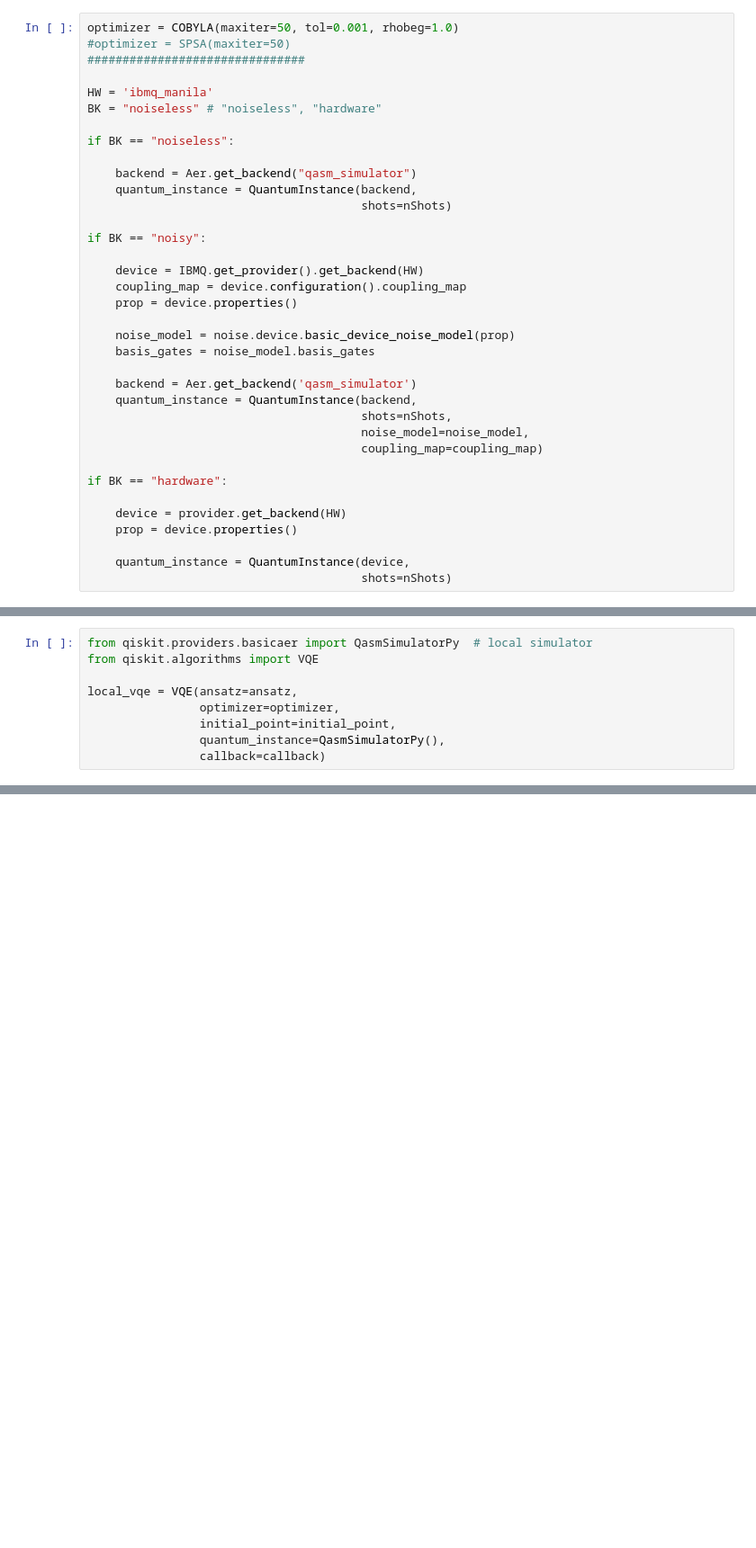
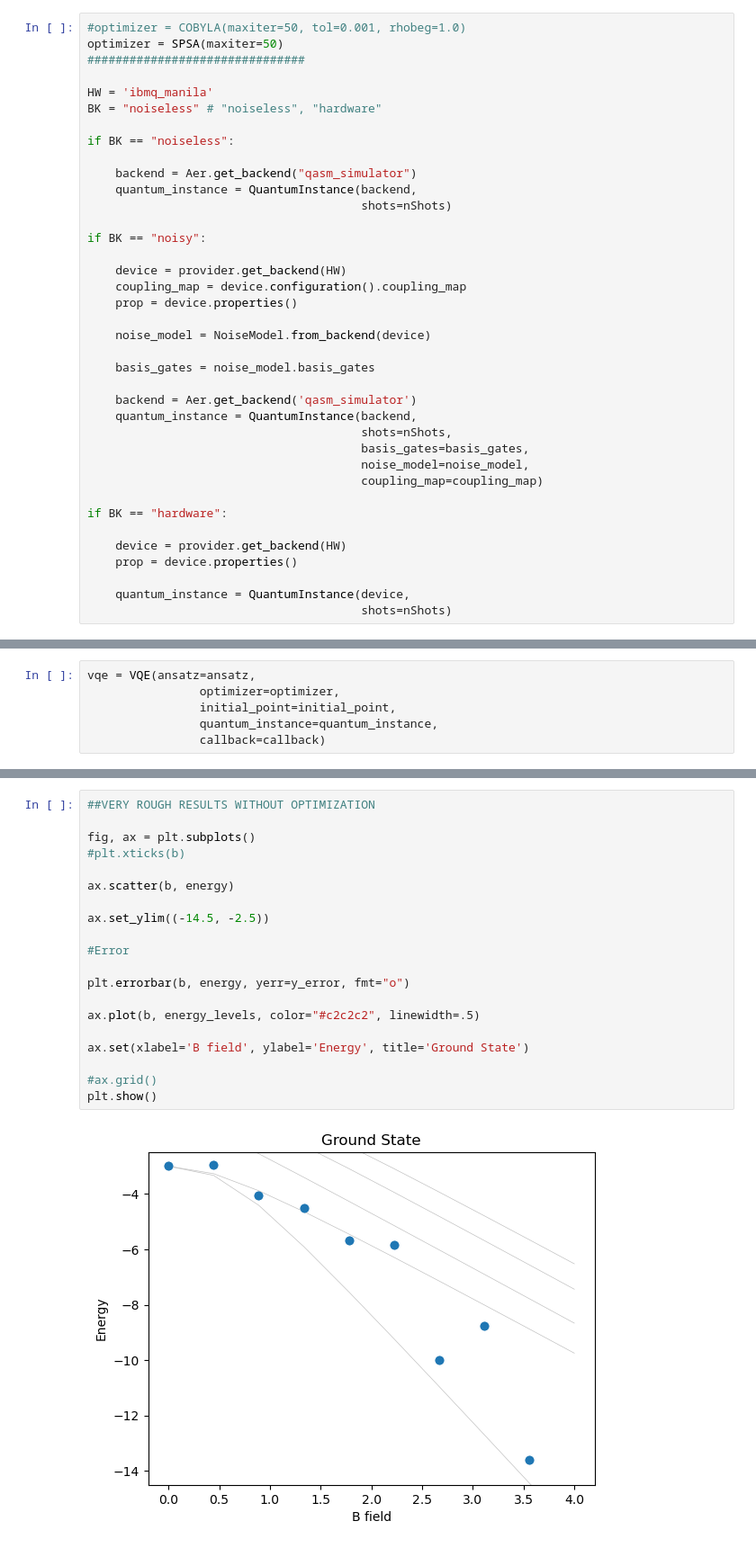
Before and after one commit to fabio99c/ProgettoAQM, a Jupyter notebook: Ground state.ipynb, the cells around one changed output, grey strips where cells are left out. Shown: that part at 90% size. Saved outputs shown, nothing was run; the diff lists cells and outputs as text; blank space fills up the shorter version.

```diff
--- a/Ground state.ipynb
+++ b/Ground state.ipynb
@@ -67,6 +99,6 @@ import numpy as np
 # %%
-optimizer = COBYLA(maxiter=50, tol=0.001, rhobeg=1.0)
-#optimizer = SPSA(maxiter=50)
+#optimizer = COBYLA(maxiter=50, tol=0.001, rhobeg=1.0)
+optimizer = SPSA(maxiter=50)
 ###############################
 
 HW = 'ibmq_manila'
@@ -80,16 +112,18 @@ if BK == "noiseless":
 
 if BK == "noisy":
 
-    device = IBMQ.get_provider().get_backend(HW)
+    device = provider.get_backend(HW)
     coupling_map = device.configuration().coupling_map
     prop = device.properties()
 
-    noise_model = noise.device.basic_device_noise_model(prop)
+    noise_model = NoiseModel.from_backend(device)
+
     basis_gates = noise_model.basis_gates
 
     backend = Aer.get_backend('qasm_simulator')
     quantum_instance = QuantumInstance(backend,
                                        shots=nShots,
+                                       basis_gates=basis_gates,
                                        noise_model=noise_model,
                                        coupling_map=coupling_map)
 
@@ -122,12 +160,9 @@ def callback(nfev, parameters, energy, stddev):
     intermediate_info['energy'].append(energy)
     intermediate_info['stddev'].append(stddev)
 # %%
-from qiskit.providers.basicaer import QasmSimulatorPy  # local simulator
-from qiskit.algorithms import VQE
-
-local_vqe = VQE(ansatz=ansatz,
+vqe = VQE(ansatz=ansatz,
                 optimizer=optimizer,
                 initial_point=initial_point,
-                quantum_instance=QasmSimulatorPy(),
+                quantum_instance=quantum_instance,
                 callback=callback)
 # %%
@@ -176,0 +203,22 @@ plt.show()
+# %%
+##VERY ROUGH RESULTS WITHOUT OPTIMIZATION
+
+fig, ax = plt.subplots()
+#plt.xticks(b)
+
+ax.scatter(b, energy)
+
+ax.set_ylim((-14.5, -2.5))
+
+#Error
+
+plt.errorbar(b, energy, yerr=y_error, fmt="o")
+
+ax.plot(b, energy_levels, color="#c2c2c2", linewidth=.5)
+
+ax.set(xlabel='B field', ylabel='Energy', title='Ground State')
+
+#ax.grid()
+plt.show()
+# %% [output]
+[figure, added]
```
Also changed, not shown: parts of 13 cells of this notebook.
